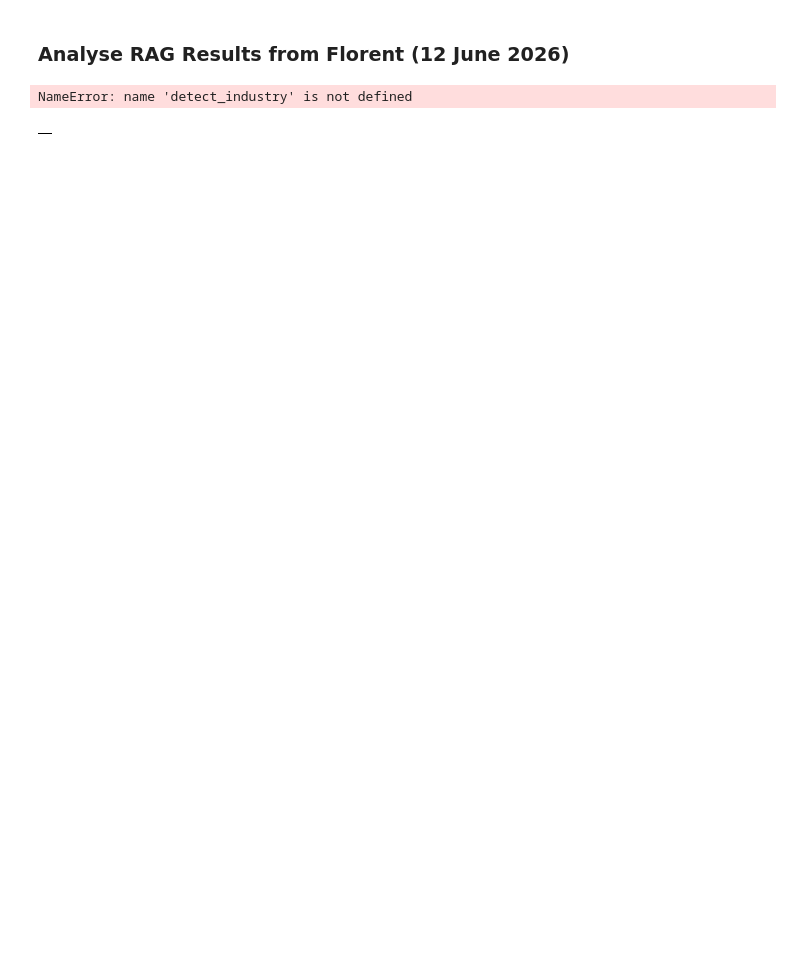
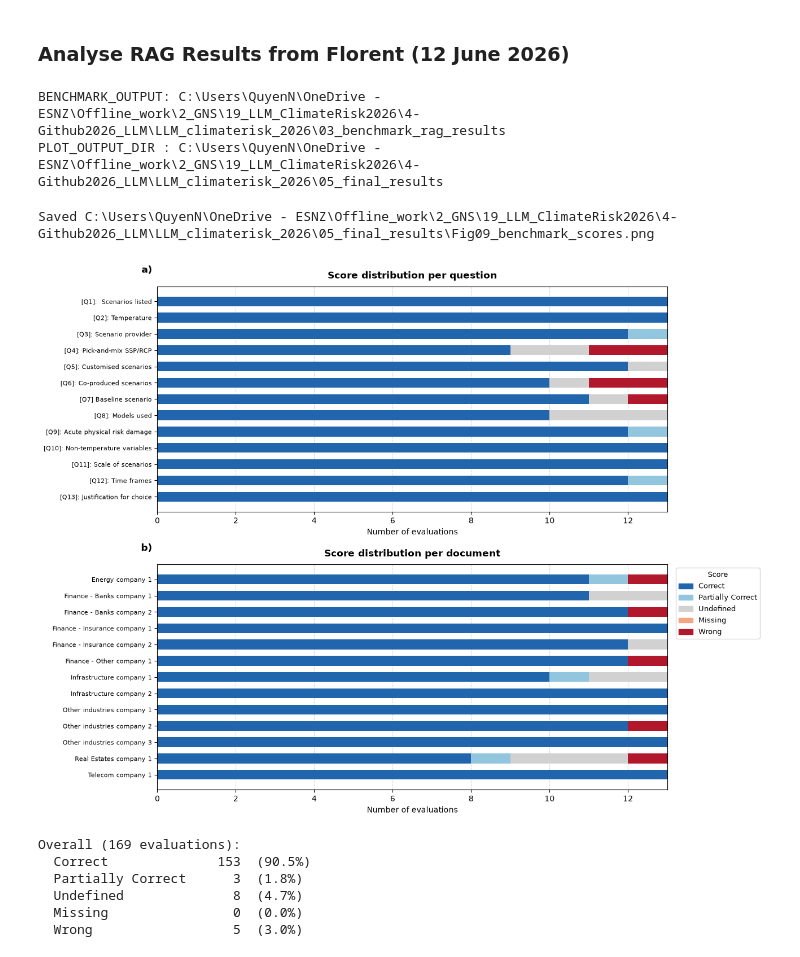
Before and after one commit to quyennguyen2201/LLM_climaterisk_2026, a Jupyter notebook: 00_scripts/4-rag_benchmark.ipynb, the cells around one changed output. Drawn from its saved outputs; the diff is of its cells as text; code cells hidden in the pictures; blank space fills up the shorter version.

```diff
--- a/00_scripts/4-rag_benchmark.ipynb
+++ b/00_scripts/4-rag_benchmark.ipynb
@@ -26,12 +26,14 @@ from pathlib import Path
 from config_loader import load_config
 
 cfg              = load_config()
-ANALYSIS_DIR     = cfg['paths']['analysis_dir']
-BENCHMARK_OUTPUT = Path(cfg['paths']['benchmark_output_dir'])
+BENCHMARK_OUTPUT = Path(cfg['paths']['benchmark_result_folder'])
 PLOT_OUTPUT_DIR  = Path(cfg['paths']['fig_folder'])
 
 print('BENCHMARK_OUTPUT:', BENCHMARK_OUTPUT)
 print('PLOT_OUTPUT_DIR :', PLOT_OUTPUT_DIR)
+# %% [output]
+BENCHMARK_OUTPUT: C:\Users\QuyenN\OneDrive - ESNZ\Offline_work\2_GNS\19_LLM_ClimateRisk2026\4-Github2026_LLM\LLM_climaterisk_2026\03_benchmark_rag_results
+PLOT_OUTPUT_DIR : C:\Users\QuyenN\OneDrive - ESNZ\Offline_work\2_GNS\19_LLM_ClimateRisk2026\4-Github2026_LLM\LLM_climaterisk_2026\05_final_results
 # %%
 SCORE_ORDER = ["Correct", "Partially Correct", "Undefined", "Missing", "Wrong"]
 
@@ -105,7 +107,7 @@ SCORE_LABELS = {
 def load_results() -> pd.DataFrame:
     rows = []
     for path in sorted(BENCHMARK_OUTPUT.glob("*.json")):
-        data = json.loads(path.read_text())
+        data = json.loads(path.read_text(encoding="utf-8"))
         company = data.get("source", path.stem)
         for answer in data.get("answers", []):
             raw = answer.get("verification")
@@ -123,28 +125,31 @@ def load_results() -> pd.DataFrame:
 df = load_results()
 PLOT_OUTPUT_DIR.mkdir(parents=True, exist_ok=True)
 
-# Company to Industry Mapping (fill in the industry for each company)
+# Company to Industry Mapping (matches MasterIndustry in Explatorary_Analysis_2026.xlsx)
 COMPANY_TO_INDUSTRY = {
     'AIA_NEW_ZEALAND_LIMITED_2023': 'Finance - Insurance',
-    'BRISCOEE_GROUP_LIMITED_2024': 'Other industries',
+    'BRISCOE_GROUP_LIMITED_2024': 'Other industries',
     'CDL_INVESTMENTS_NEW_ZEALAND_LIMITED_2023': 'Finance - Other',
     'CHANNEL_INFRASTRUCTURE_NZ_LIMITED_2023': 'Infrastructure',
     'CHUBB_LIFE_INSURANCE_NEW_ZEALAND_LIMITED_2023': 'Finance - Insurance',
     'CITIBANK_NA_NEW_ZEALAND_BRANCH_2023': 'Finance - Banks',
     'MILLENNIUM_AND_COPTHORNE_HOTELS_NEW_ZEALAND_LIMITED_2023': 'Other industries',
-    'NZME_LIMITED_2023': 'Other industries',
-    'PFI_LIMITED_2023': 'Real estates',
+    'NZME_LIMITED_2023': 'Telecom',
+    'PFI_LIMITED_2023': 'Real Estates',
     'RABOBANK_NEW_ZEALAND_LIMITED_2023':'Finance - Banks',
-    'VENTIA_SERVICES_GROUP_LIMITED_2023': 'Other industries',
-    'VISTA_GROUP_INTERNATIONAL_LIMITED_2023': 'Telecom',
+    'VENTIA_SERVICES_GROUP_LIMITED_2023': 'Infrastructure',
+    'VISTA_GROUP_INTERNATIONAL_LIMITED_2023': 'Other industries',
     'Z_ENERGY_LIMITED_2023': 'Energy',
 }
+unmapped = set(df['company']) - set(COMPANY_TO_INDUSTRY)
+assert not unmapped, f"No industry for: {unmapped}"
+
 # Build anonymised mapping per industry (numbered)
 unique_comps = pd.Series(df['company'].unique())
 mapping = {}
 counters = {}
 for comp in unique_comps:
-    ind = COMPANY_TO_INDUSTRY.get(comp, 'Unknown')
+    ind = COMPANY_TO_INDUSTRY[comp]
     counters.setdefault(ind, 0)
     counters[ind] += 1
     mapping[comp] = f"{ind} company {counters[ind]}"
@@ -163,39 +168,36 @@ q_counts = (
     .reindex(columns=SCORE_ORDER, fill_value=0)
 )
 q_counts.index = [QUESTION_SHORT.get(i, f"Q{i}") for i in q_counts.index]
 
 # Group by anonymised company labels for document-level counts
 doc_counts = (
     df.groupby(["company_anonym", "score_label"])
     .size()
     .unstack(fill_value=0)
     .reindex(columns=SCORE_ORDER, fill_value=0)
 )
 
 fig, (ax1, ax2) = plt.subplots(2, 1, figsize=(13, 10))
 
 stacked_bar(ax1, q_counts, "Score distribution per question", "Question")
 stacked_bar(ax2, doc_counts, "Score distribution per document", "Document")
 
 ax1.text(-0.01, 1.05, "a)", transform=ax1.transAxes, fontsize=12,
             fontweight="bold", va="bottom", ha="right")
 ax2.text(-0.01, 1.05, "b)", transform=ax2.transAxes, fontsize=12,
             fontweight="bold", va="bottom", ha="right")
 
 ax2.legend(handles=legend_patches, title="Score", bbox_to_anchor=(1.01, 1),
             loc="upper left", fontsize=9, title_fontsize=9)
 
 fig.tight_layout()
 out = PLOT_OUTPUT_DIR / "Fig09_benchmark_scores.png"
-fig.savefig(out, dpi=150, bbox_inches="tight")
+fig.savefig(out, dpi=300, bbox_inches="tight")
 print(f"Saved {out}")
 plt.show()
 # %% [output]
-NameError: name 'detect_industry' is not defined
+Saved C:\Users\QuyenN\OneDrive - ESNZ\Offline_work\2_GNS\19_LLM_ClimateRisk2026\4-Github2026_LLM\LLM_climaterisk_2026\05_final_results\Fig09_benchmark_scores.png
+[figure, added]
-# %%
-df
-# %% [output]
-|  |
 # %%
 
 # ── Summary table ─────────────────────────────────────────────────────────
@@ -203,4 +205,11 @@ total = len(df)
 print(f"\nOverall ({total} evaluations):")
 for label in SCORE_ORDER:
     n = (df["score_label"] == label).sum()
-    print(f"  {label:<20} {n:>3}  ({100*n/total:.0f}%)")
+    print(f"  {label:<20} {n:>3}  ({100*n/total:.1f}%)")
+# %% [output]
+Overall (169 evaluations):
+  Correct              153  (90.5%)
+  Partially Correct      3  (1.8%)
+  Undefined              8  (4.7%)
+  Missing                0  (0.0%)
+  Wrong                  5  (3.0%)
```
Also changed, not shown: parts of 1 cell of this notebook, 25 other files.
